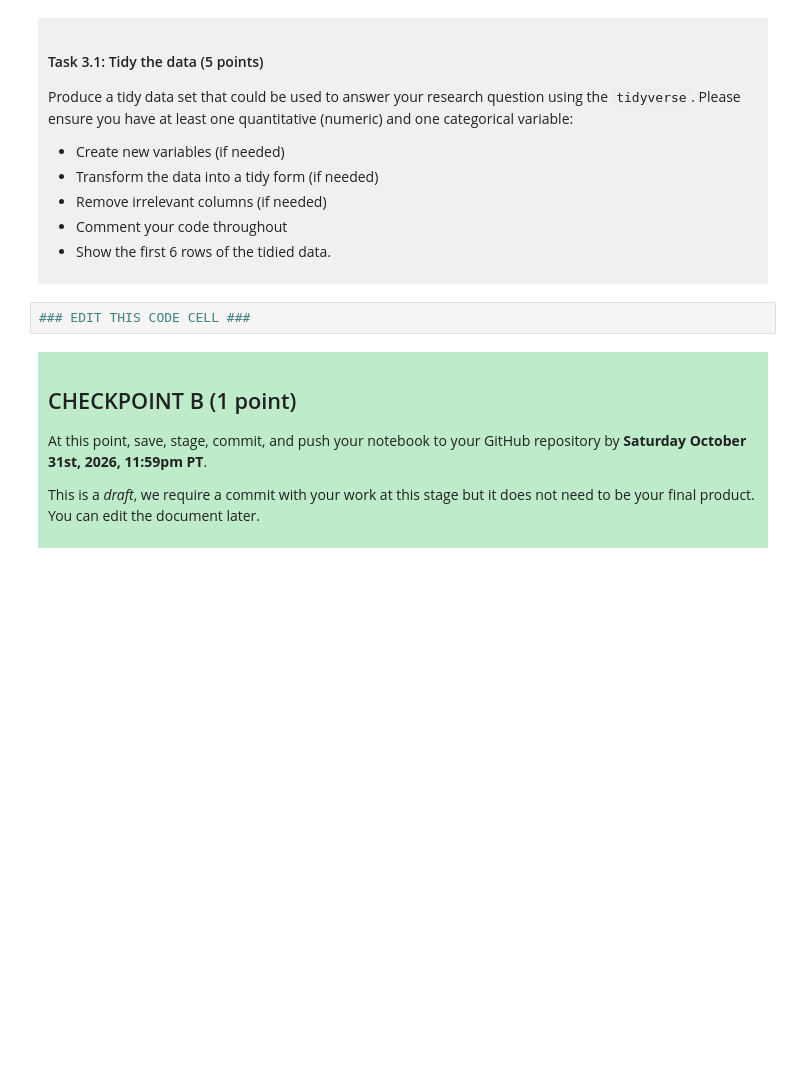
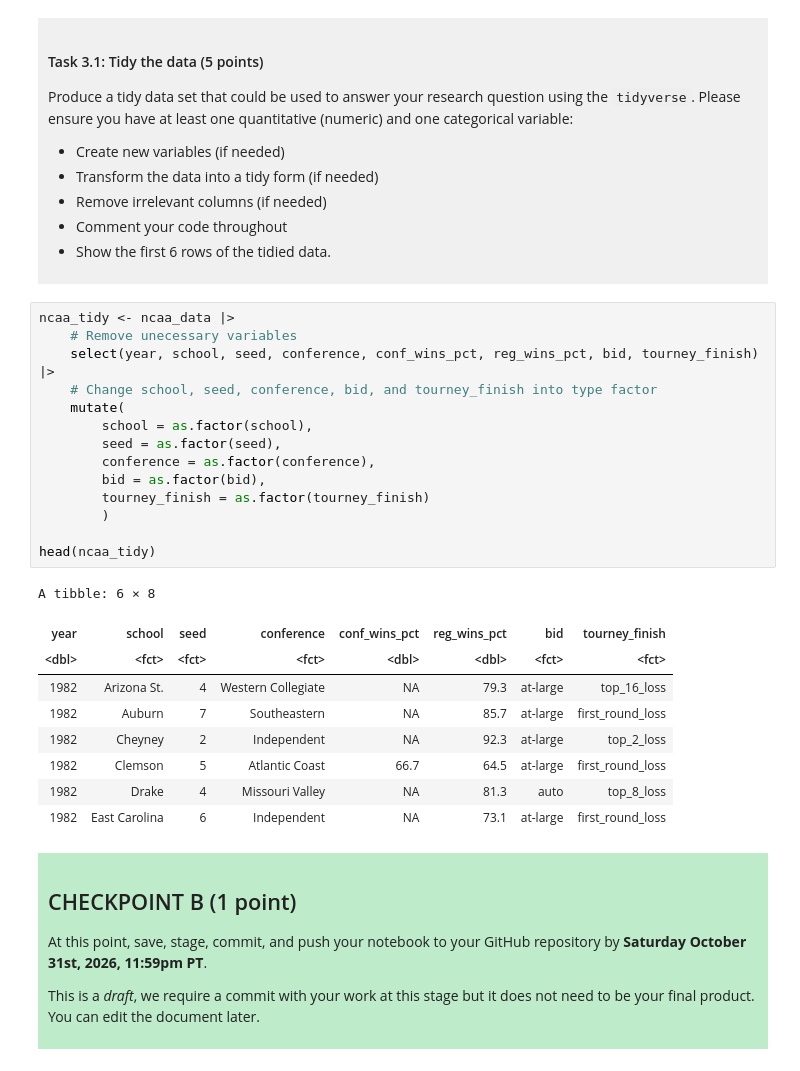
Before and after one commit to chriswu-dsci100/dsci-100-project-chris-wu, a Jupyter notebook: dsci-100-project-notebook.ipynb, the cells around one changed output. Cells and saved outputs as stored; diff of their text form; blank space fills up the shorter version.

Commit message:
Tidied ncaa_data dataset to produce ncaa_tidy

```diff
--- a/dsci-100-project-notebook.ipynb
+++ b/dsci-100-project-notebook.ipynb
@@ -218,7 +208,29 @@ Produce a tidy data set that could be used to answer your research question usin
 
 </div>
 # %%
-### EDIT THIS CODE CELL ###
+ncaa_tidy <- ncaa_data |>
+    # Remove unecessary variables
+    select(year, school, seed, conference, conf_wins_pct, reg_wins_pct, bid, tourney_finish) |>
+    # Change school, seed, conference, bid, and tourney_finish into type factor
+    mutate(
+        school = as.factor(school),
+        seed = as.factor(seed),
+        conference = as.factor(conference),
+        bid = as.factor(bid),
+        tourney_finish = as.factor(tourney_finish)
+        )
+
+head(ncaa_tidy)
+# %% [output]
+A tibble: 6 × 8
+| year | school | seed | conference | conf_wins_pct | reg_wins_pct | bid | tourney_finish |
+| <dbl> | <fct> | <fct> | <fct> | <dbl> | <dbl> | <fct> | <fct> |
+| 1982 | Arizona St. | 4 | Western Collegiate | NA | 79.3 | at-large | top_16_loss |
+| 1982 | Auburn | 7 | Southeastern | NA | 85.7 | at-large | first_round_loss |
+| 1982 | Cheyney | 2 | Independent | NA | 92.3 | at-large | top_2_loss |
+| 1982 | Clemson | 5 | Atlantic Coast | 66.7 | 64.5 | at-large | first_round_loss |
+| 1982 | Drake | 4 | Missouri Valley | NA | 81.3 | auto | top_8_loss |
+| 1982 | East Carolina | 6 | Independent | NA | 73.1 | at-large | first_round_loss |
 # %% [markdown]
 <div style="background-color: #beebca; padding: 10px;">
 
```
Also changed, not shown: parts of 1 cell of this notebook.
